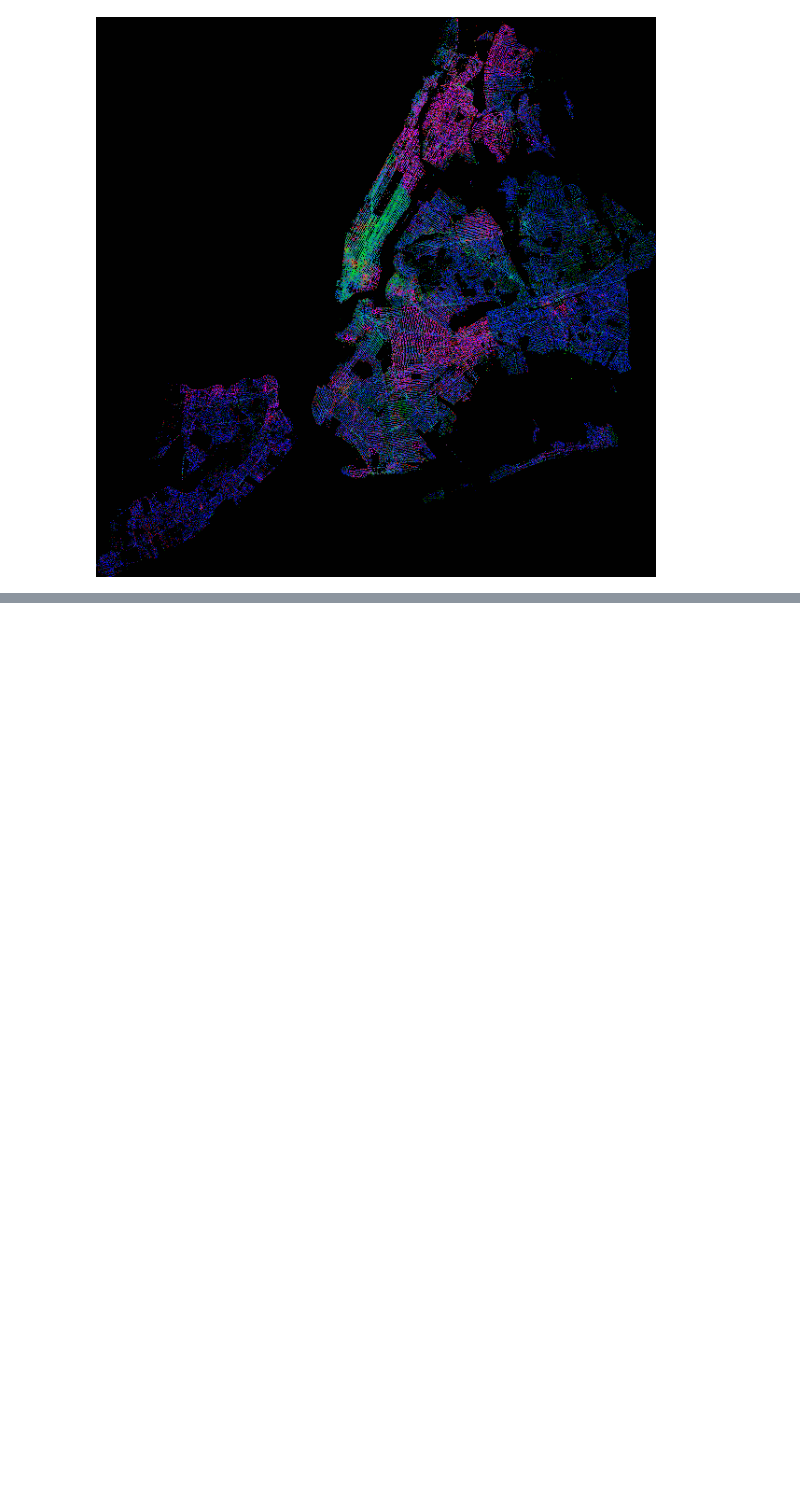
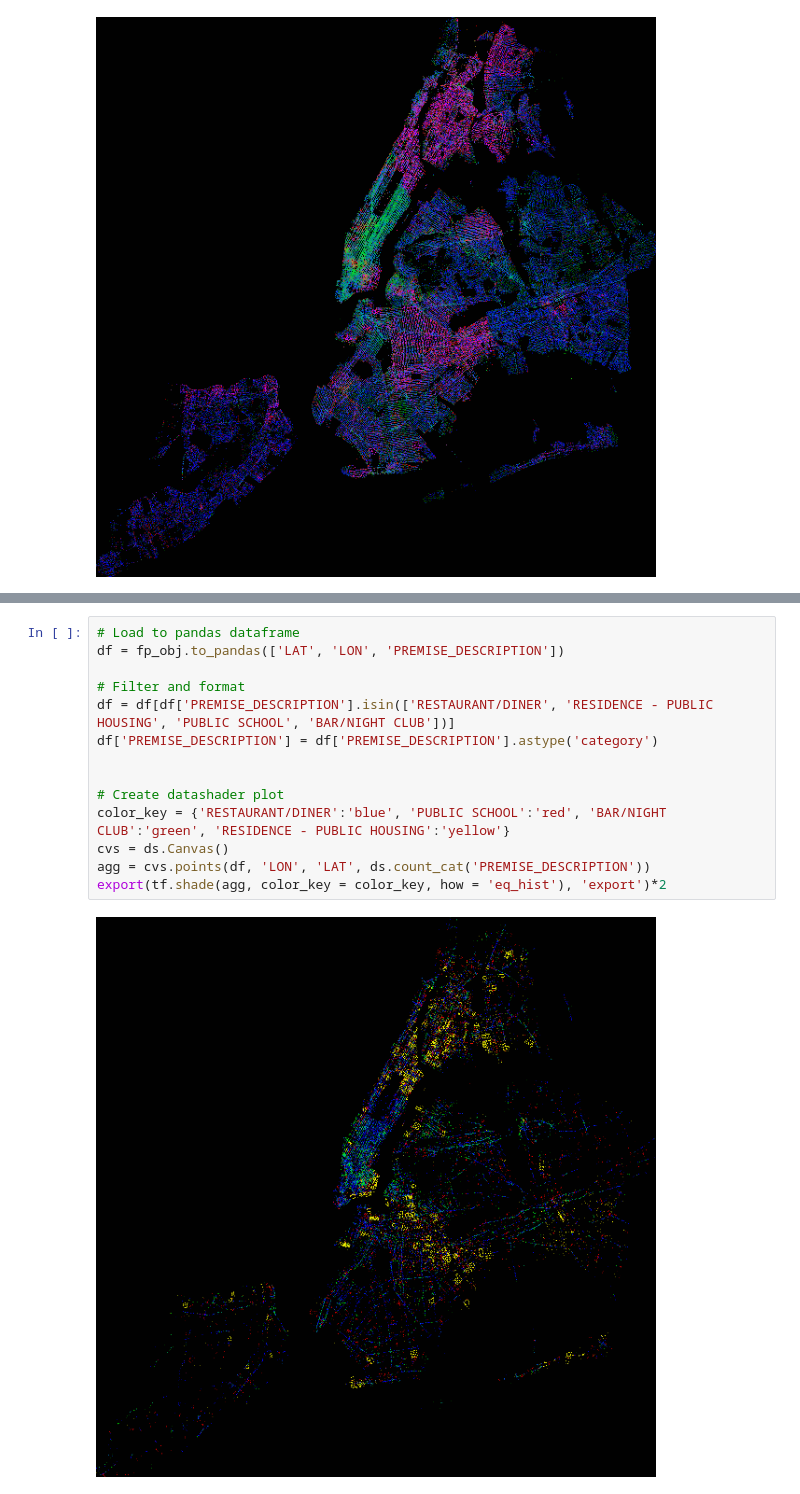
Before and after one commit to strikingmoose/nypd_complaints, a Jupyter notebook: notebook/14 - Data Exploration (Part VIIII - Lat Long Visualization By Category).ipynb, the cells around one changed output, grey strips where cells are left out. Saved outputs shown, nothing was run; the diff lists cells and outputs as text; blank space fills up the shorter version.

```diff
--- a/notebook/14 - Data Exploration (Part VIIII - Lat Long Visualization By Category).ipynb
+++ b/notebook/14 - Data Exploration (Part VIIII - Lat Long Visualization By Category).ipynb
@@ -212,0 +225,16 @@ export(tf.shade(agg, color_key = color_key, how = 'eq_hist'), 'export')
+# %%
+# Load to pandas dataframe
+df = fp_obj.to_pandas(['LAT', 'LON', 'PREMISE_DESCRIPTION'])
+
+# Filter and format
+df = df[df['PREMISE_DESCRIPTION'].isin(['RESTAURANT/DINER', 'RESIDENCE - PUBLIC HOUSING', 'PUBLIC SCHOOL', 'BAR/NIGHT CLUB'])]
+df['PREMISE_DESCRIPTION'] = df['PREMISE_DESCRIPTION'].astype('category')
+
+
+# Create datashader plot
+color_key = {'RESTAURANT/DINER':'blue', 'PUBLIC SCHOOL':'red', 'BAR/NIGHT CLUB':'green', 'RESIDENCE - PUBLIC HOUSING':'yellow'}
+cvs = ds.Canvas()
+agg = cvs.points(df, 'LON', 'LAT', ds.count_cat('PREMISE_DESCRIPTION'))
+export(tf.shade(agg, color_key = color_key, how = 'eq_hist'), 'export')*2
+# %% [output]
+[figure, added]
```
Also changed, not shown: parts of 6 cells of this notebook.
